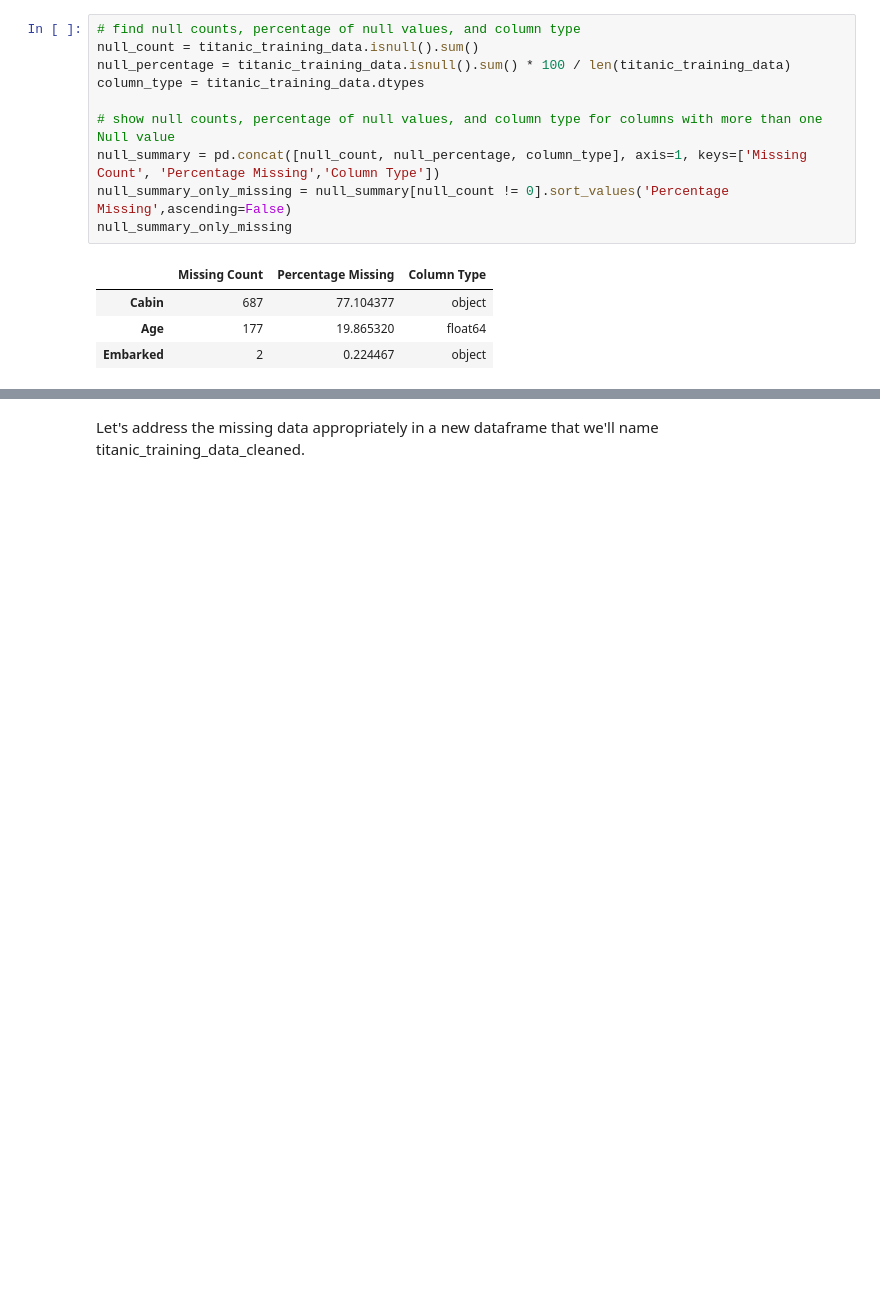
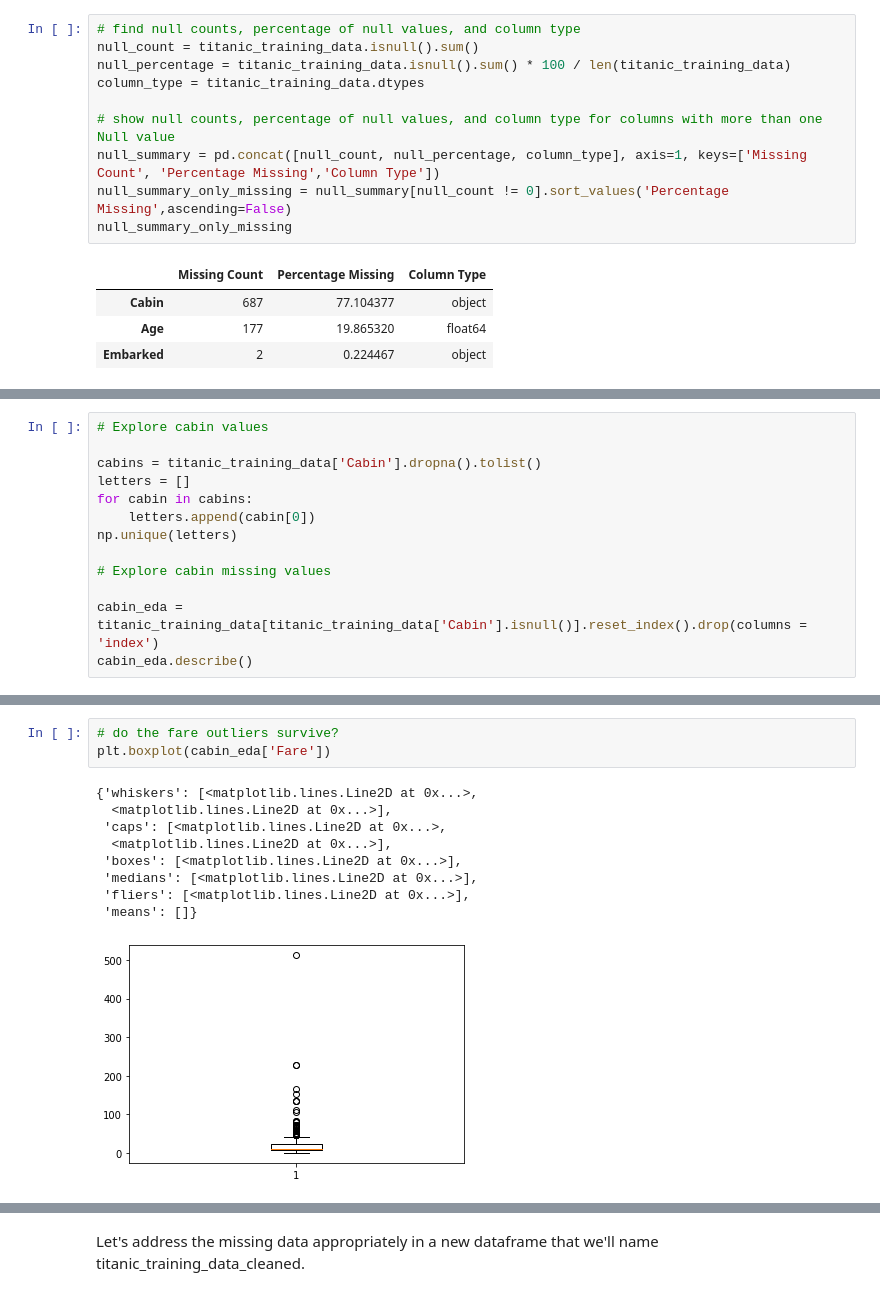
Before and after one commit to mhi573/MSDS-422-Group-3-Module-5, a Jupyter notebook: MSDS-422-Group-3-Module-5.ipynb, the cells around one changed output, grey strips where cells are left out. Drawn from its saved outputs; the diff is of its cells as text; blank space fills up the shorter version.

```diff
--- a/MSDS-422-Group-3-Module-5.ipynb
+++ b/MSDS-422-Group-3-Module-5.ipynb
@@ -121,0 +124,13 @@ null_summary_only_missing
+# %%
+# Explore cabin values
+
+cabins = titanic_training_data['Cabin'].dropna().tolist()
+letters = []
+for cabin in cabins:
+    letters.append(cabin[0])
+np.unique(letters)
+
+# Explore cabin missing values
+
+cabin_eda = titanic_training_data[titanic_training_data['Cabin'].isnull()].reset_index().drop(columns = 'index')
+cabin_eda.describe()
@@ -121,0 +161,13 @@ null_summary_only_missing
+# %%
+# do the fare outliers survive?
+plt.boxplot(cabin_eda['Fare'])
+# %% [output]
+{'whiskers': [<matplotlib.lines.Line2D at 0x...>,
+  <matplotlib.lines.Line2D at 0x...>],
+ 'caps': [<matplotlib.lines.Line2D at 0x...>,
+  <matplotlib.lines.Line2D at 0x...>],
+ 'boxes': [<matplotlib.lines.Line2D at 0x...>],
+ 'medians': [<matplotlib.lines.Line2D at 0x...>],
+ 'fliers': [<matplotlib.lines.Line2D at 0x...>],
+ 'means': []}
+[figure, added]
```
Also changed, not shown: parts of 8 cells of this notebook.
